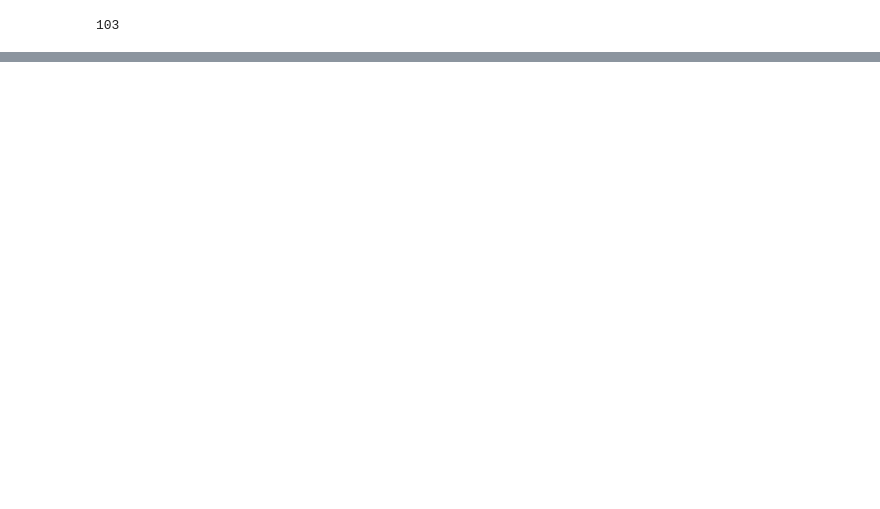
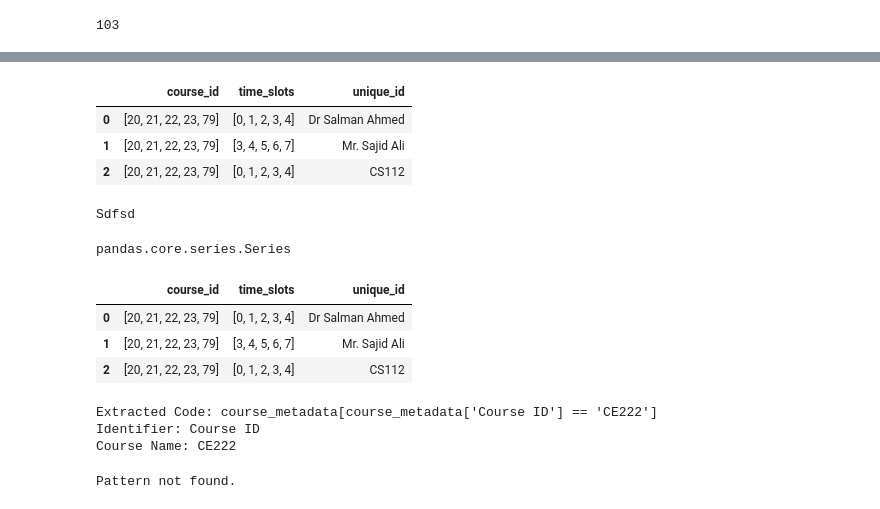
Before and after one commit to Ali-Hasan-Khan28/Genetic-Algorithm-for-Timetable-Generation, a Jupyter notebook: Code/Actual_working.ipynb, the cells around one changed output, grey strips where cells are left out. Saved outputs shown, nothing was run; the diff lists cells and outputs as text; code cells hidden in the pictures; blank space fills up the shorter version.

````diff
--- a/Code/Actual_working.ipynb
+++ b/Code/Actual_working.ipynb
@@ -218,0 +409,7 @@ timetable
+# %%
+results_chatbot
+# %% [output]
+|  | course_id | time_slots | unique_id |
+| 0 | [20, 21, 22, 23, 79] | [0, 1, 2, 3, 4] | Dr Salman Ahmed |
+| 1 | [20, 21, 22, 23, 79] | [3, 4, 5, 6, 7] | Mr. Sajid Ali |
+| 2 | [20, 21, 22, 23, 79] | [0, 1, 2, 3, 4] | CS112 |
@@ -218,0 +423,16 @@ timetable
+# %%
+if 'Dr Salman Ahmed' in results_chatbot['unique_id'].tolist():
+    print("Sdfsd")
+# %% [output]
+Sdfsd
+# %%
+type(k)
+# %% [output]
+pandas.core.series.Series
+# %%
+results_chatbot
+# %% [output]
+|  | course_id | time_slots | unique_id |
+| 0 | [20, 21, 22, 23, 79] | [0, 1, 2, 3, 4] | Dr Salman Ahmed |
+| 1 | [20, 21, 22, 23, 79] | [3, 4, 5, 6, 7] | Mr. Sajid Ali |
+| 2 | [20, 21, 22, 23, 79] | [0, 1, 2, 3, 4] | CS112 |
@@ -218,0 +441,44 @@ timetable
+# %%
+import re
+
+text = '''```python course_metadata[course_metadata['Course ID'] == 'CE222']```
+'''
+
+# Updated regular expression to capture the entire line and the 'Course ID' identifier along with the course name
+match = re.search(r"course_metadata\[(course_metadata\['([^']+)'\]\s*==\s*'([^']+)')\]", text, re.DOTALL)
+
+if match:
+    # Extract the entire code line, the identifier, and the course ID/name
+    extracted_code = f"course_metadata[{match.group(1)}]"  # The full line
+    identifier = match.group(2)                            # The identifier (e.g., 'Course ID')
+    course_name = match.group(3)                           # The course name or ID
+
+    print("Extracted Code:", extracted_code)
+    print("Identifier:", identifier)
+    print("Course Name:", course_name)
+else:
+    print("Pattern not found.")
+# %% [output]
+Extracted Code: course_metadata[course_metadata['Course ID'] == 'CE222']
+Identifier: Course ID
+Course Name: CE222
+# %%
+import re
+
+text = '''```python course_metadata[course_metadata['Course ID'] == 'CE222']```
+'''
+
+# Regular expression to capture the entire line and the teacher's name in a separate group
+match = re.search(r"(courses_rows\s*=\s*course_metadata\[.*?\['([^']+)'\]\s*==\s*'([^']+)'\])", text, re.DOTALL)
+
+if match:
+    # Extract the entire code line and the teacher's name
+    extracted_code = match.group(1)  # The full line
+    teacher_name = match.group(2)    # The teacher's name only
+
+    print("Extracted Code:", extracted_code)
+    print("Teacher Name:", teacher_name)
+else:
+    print("Pattern not found.")
+# %% [output]
+Pattern not found.
````
Also changed, not shown: parts of 24 cells of this notebook.
